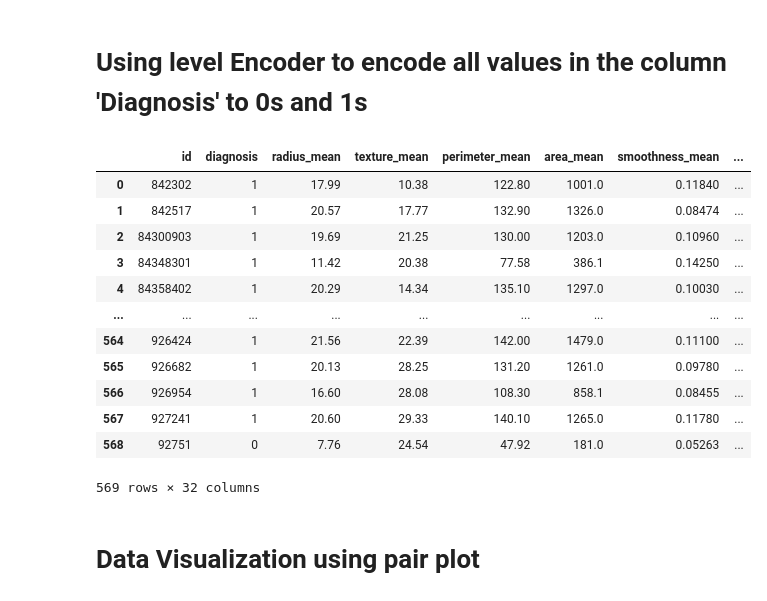
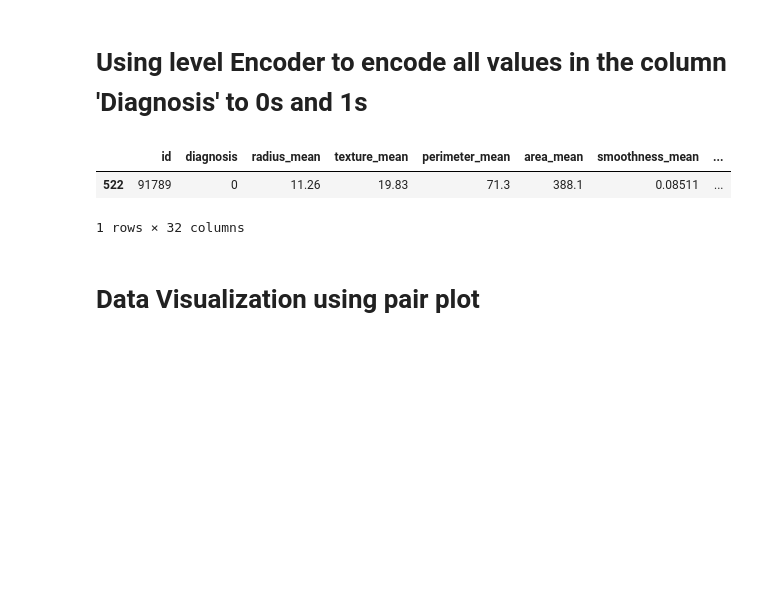
Before and after one commit to anjali-d03/sharing-github, a Jupyter notebook: Breast Cancer Detection.ipynb, the cells around one changed output. Saved outputs shown, nothing was run; the diff lists cells and outputs as text; code cells hidden in the pictures; blank space fills up the shorter version.

```diff
--- a/Breast Cancer Detection.ipynb
+++ b/Breast Cancer Detection.ipynb
@@ -181,21 +169,11 @@ from sklearn.preprocessing import LabelEncoder
 # %%
 labelencoder_Y=LabelEncoder()
 df.iloc[:,1]=labelencoder_Y.fit_transform(df.iloc[:,1].values)
-df
+df.sample()
 # %% [output]
 |  | id | diagnosis | radius_mean | texture_mean | perimeter_mean | area_mean | smoothness_mean | ... |
-| 0 | 842302 | 1 | 17.99 | 10.38 | 122.80 | 1001.0 | 0.11840 | ... |
-| 1 | 842517 | 1 | 20.57 | 17.77 | 132.90 | 1326.0 | 0.08474 | ... |
-| 2 | 84300903 | 1 | 19.69 | 21.25 | 130.00 | 1203.0 | 0.10960 | ... |
-| 3 | 84348301 | 1 | 11.42 | 20.38 | 77.58 | 386.1 | 0.14250 | ... |
-| 4 | 84358402 | 1 | 20.29 | 14.34 | 135.10 | 1297.0 | 0.10030 | ... |
-| ... | ... | ... | ... | ... | ... | ... | ... | ... |
-| 564 | 926424 | 1 | 21.56 | 22.39 | 142.00 | 1479.0 | 0.11100 | ... |
-| 565 | 926682 | 1 | 20.13 | 28.25 | 131.20 | 1261.0 | 0.09780 | ... |
-| 566 | 926954 | 1 | 16.60 | 28.08 | 108.30 | 858.1 | 0.08455 | ... |
-| 567 | 927241 | 1 | 20.60 | 29.33 | 140.10 | 1265.0 | 0.11780 | ... |
-| 568 | 92751 | 0 | 7.76 | 24.54 | 47.92 | 181.0 | 0.05263 | ... |
+| 522 | 91789 | 0 | 11.26 | 19.83 | 71.3 | 388.1 | 0.08511 | ... |
-569 rows × 32 columns
+1 rows × 32 columns
 # %% [markdown]
 # Data Visualization using pair plot
 # %%
```
Also changed, not shown: parts of 25 cells of this notebook, 2 other files.
